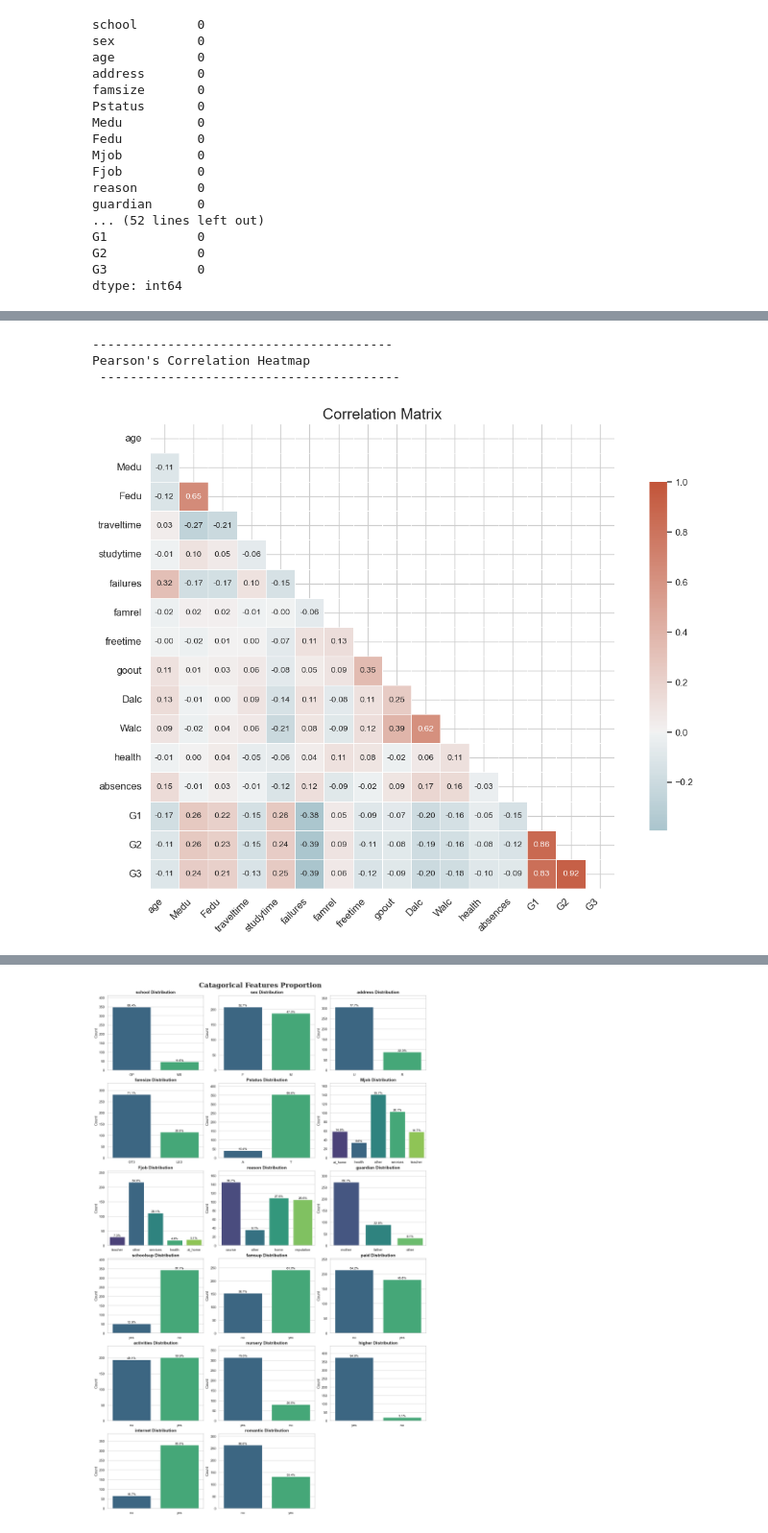
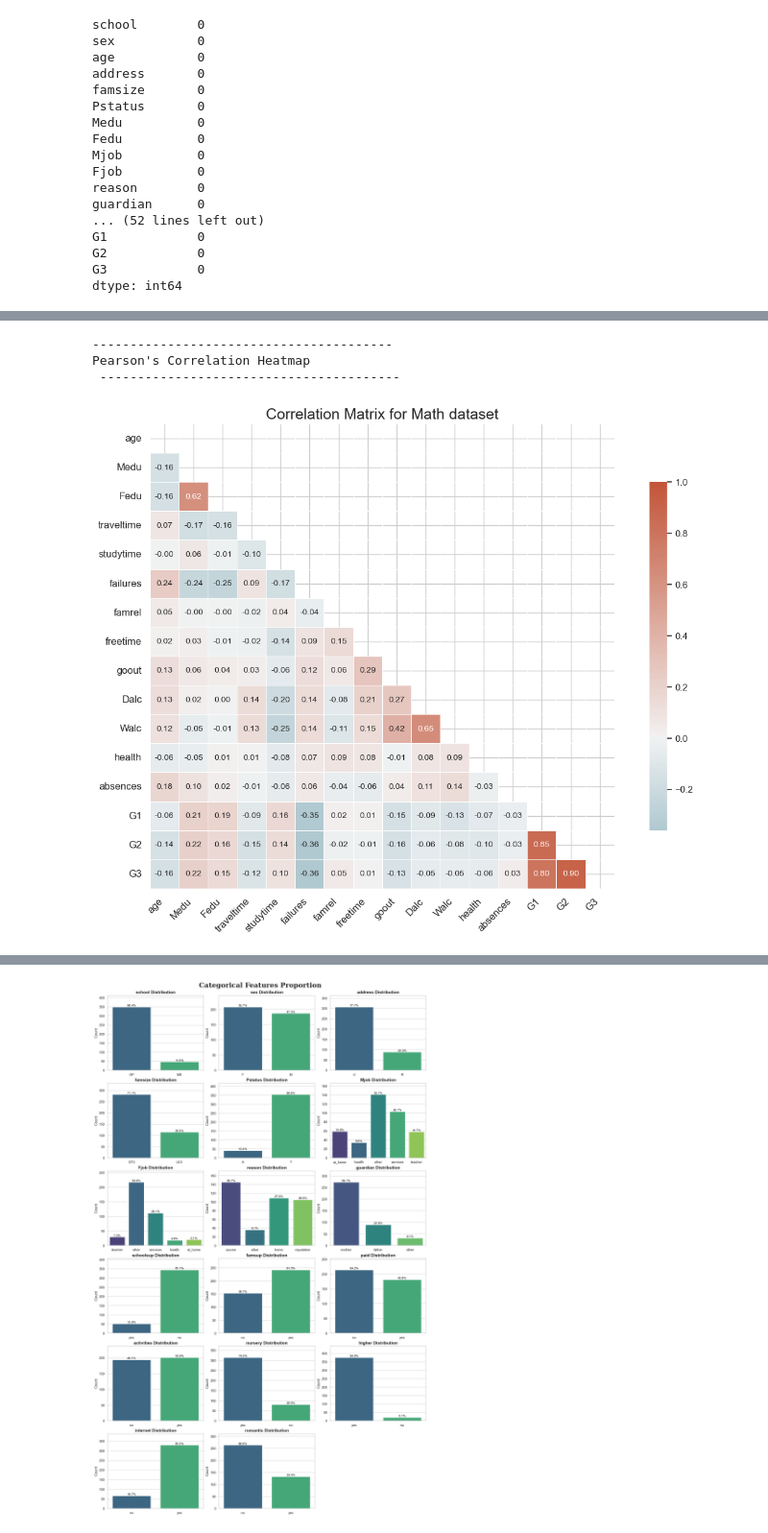
Before and after one commit to IvoDemerdjiev/student-performance-prediction, a Jupyter notebook: notebooks/exploration.ipynb, the cells around one changed output, grey strips where cells are left out. Shown at 96% size. Drawn from its saved outputs; the diff is of its cells as text; code cells hidden in the pictures.

```diff
--- a/notebooks/exploration.ipynb
+++ b/notebooks/exploration.ipynb
@@ -122,7 +142,7 @@ G2            0
 G3            0
 dtype: int64
 # %%
-def show_heatmap(df):
+def show_heatmap(df, title):
     # Setting style for the plots
     sns.set_theme(style="whitegrid")
 
@@ -135,7 +155,7 @@ def show_heatmap(df):
     sns.heatmap(corr, mask=mask, cmap=cmap, vmax=1, center=0,
                 square=True, linewidths=.5, annot=True, cbar_kws={"shrink": .75},
                 annot_kws={"size": 10}, fmt='.2f')
-    plt.title('Correlation Matrix', fontsize=18)
+    plt.title(title, fontsize=18)
     plt.xticks(rotation=45, ha='right', fontsize=12)
     plt.yticks(rotation=0, fontsize=12)
     plt.show()
@@ -149,7 +162,7 @@ Pearson's Correlation Heatmap
-# %%
-show_heatmap(por_df)
-# %% [output]
-----------------------------------------
-Pearson's Correlation Heatmap
- ----------------------------------------
-[figure, removed]
+# %%
+show_heatmap(mat_df, 'Correlation Matrix for Math dataset')
+# %% [output]
+----------------------------------------
+Pearson's Correlation Heatmap
+ ----------------------------------------
+[figure, added]
```
Also changed, not shown: parts of 8 cells of this notebook, 3 other files.
